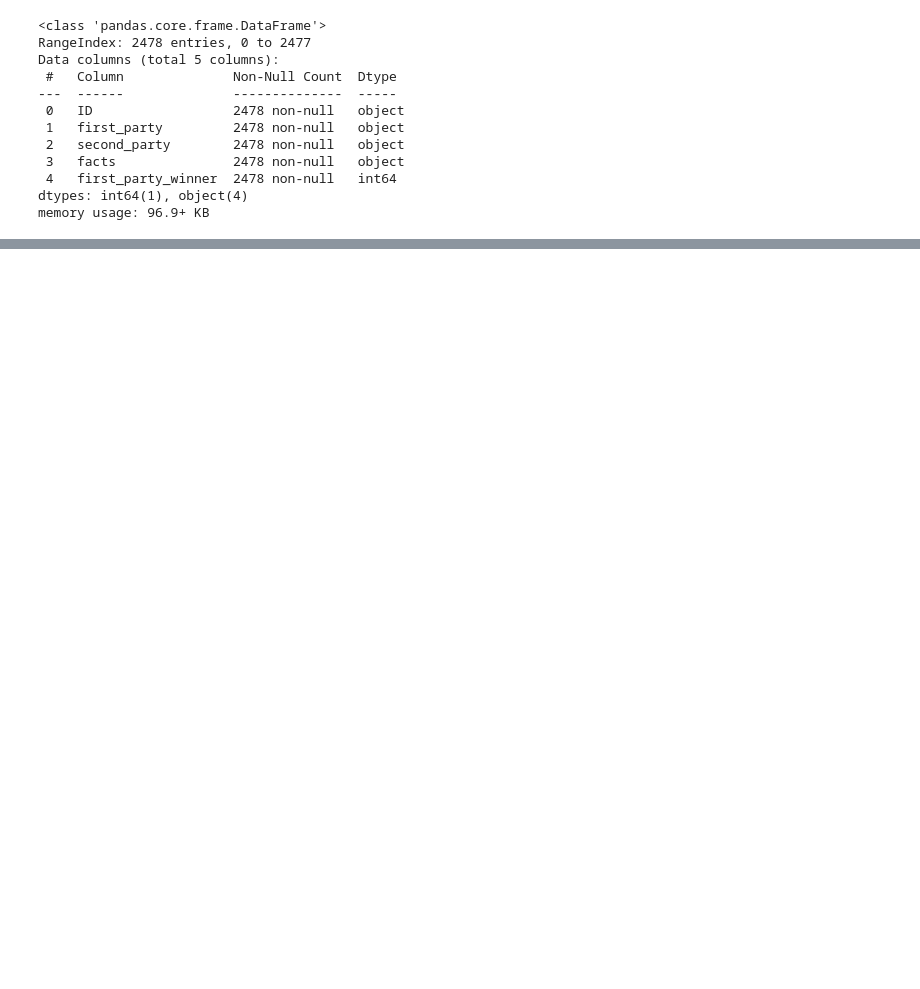
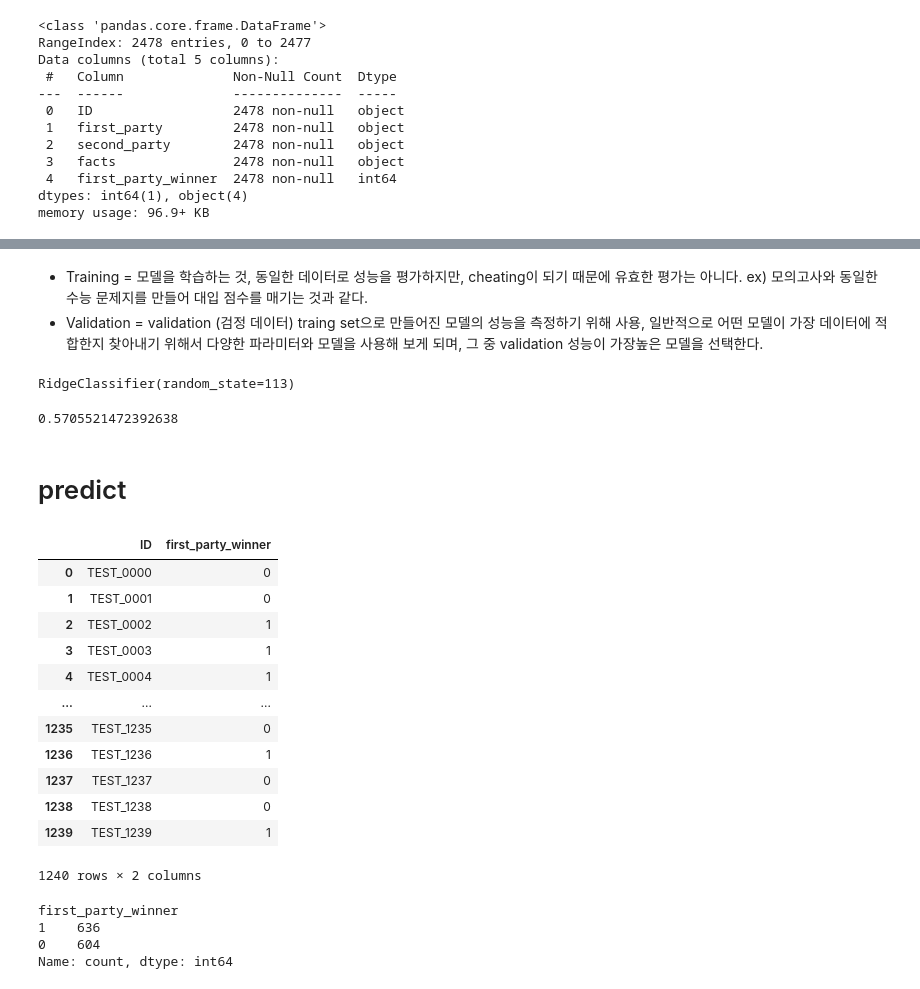
Before and after one commit to jihun5/jihun5, a Jupyter notebook: jupyter_project/법원 판결 예측 AI/법원.ipynb, the cells around one changed output, grey strips where cells are left out. Cells and saved outputs as stored; diff of their text form; code cells hidden in the pictures; blank space fills up the shorter version.

```diff
--- a/jupyter_project/법원 판결 예측 AI/법원.ipynb
+++ b/jupyter_project/법원 판결 예측 AI/법원.ipynb
@@ -68,0 +367,7 @@ dtype: int64
+# %%
+X = get_vector(vectorizer, data, True)
+Y = data["first_party_winner"]
+X_T = get_vector(vectorizer, test, False)
+# %%
+X = np.squeeze(np.asarray(X))
+X_T = np.squeeze(np.asarray(X_T))
@@ -68,0 +378,5 @@ dtype: int64
+# %%
+from sklearn.model_selection import train_test_split
+from sklearn.metrics import accuracy_score
+
+X_train, X_test, y_train, y_test = train_test_split(X, Y, test_size=0.2, random_state=42)
@@ -68,0 +446,6 @@ dtype: int64
+# %% [markdown]
+- Training = 모델을 학습하는 것, 동일한 데이터로 성능을 평가하지만, cheating이 되기 때문에 유효한 평가는 아니다.
+ex) 모의고사와 동일한 수능 문제지를 만들어 대입 점수를 매기는 것과 같다.
+- Validation = validation (검정 데이터) traing set으로 만들어진 모델의 성능을 측정하기 위해 사용,
+일반적으로 어떤 모델이 가장 데이터에 적합한지 찾아내기 위해서 다양한 파라미터와 모델을 사용해 보게 되며,
+그 중 validation 성능이 가장높은 모델을 선택한다.
@@ -68,0 +454,41 @@ dtype: int64
+# %%
+clf = RidgeClassifier(random_state=113)
+
+clf.fit(X_train,y_train)
+# %% [output]
+RidgeClassifier(random_state=113)
+# %%
+from sklearn.metrics import accuracy_score
+
+y_val_pred = clf.predict(X_test)
+
+print(accuracy_score(y_test, y_val_pred))
+# %% [output]
+0.5705521472392638
+# %% [markdown]
+# predict
+# %%
+sub = pd.read_csv('submission.csv')
+sub['first_party_winner'] = clf.predict(X_T)
+sub
+# %% [output]
+|  | ID | first_party_winner |
+| 0 | TEST_0000 | 0 |
+| 1 | TEST_0001 | 0 |
+| 2 | TEST_0002 | 1 |
+| 3 | TEST_0003 | 1 |
+| 4 | TEST_0004 | 1 |
+| ... | ... | ... |
+| 1235 | TEST_1235 | 0 |
+| 1236 | TEST_1236 | 1 |
+| 1237 | TEST_1237 | 0 |
+| 1238 | TEST_1238 | 0 |
+| 1239 | TEST_1239 | 1 |
+1240 rows × 2 columns
+# %%
+sub['first_party_winner'].value_counts()
+# %% [output]
+first_party_winner
+1    636
+0    604
+Name: count, dtype: int64
```
Also changed, not shown: parts of 36 cells of this notebook, 2 other files.
